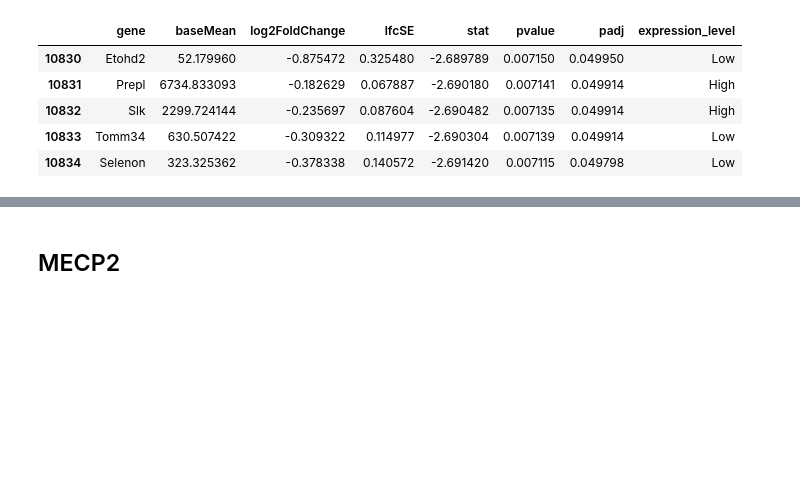
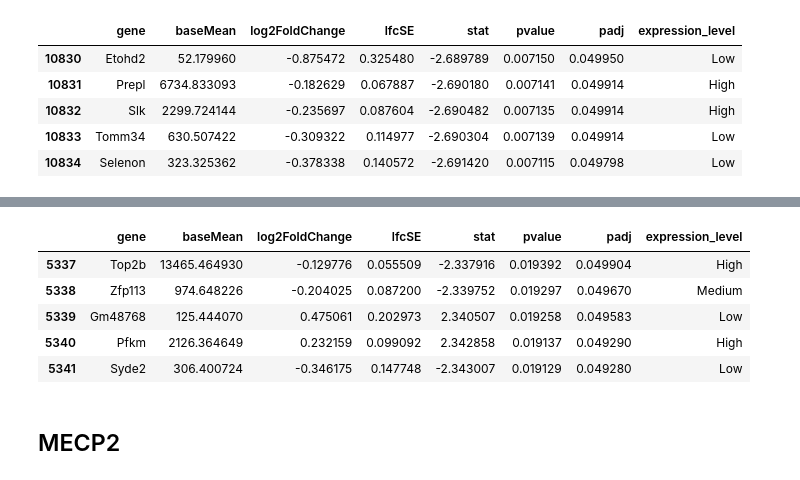
Before and after one commit to michal7kw/SRF_MECP2, a Jupyter notebook: volcano_expression_binning.ipynb, the cells around one changed output, grey strips where cells are left out. Cells and saved outputs as stored; diff of their text form; code cells hidden in the pictures; blank space fills up the shorter version.

```diff
--- a/volcano_expression_binning.ipynb
+++ b/volcano_expression_binning.ipynb
@@ -97,3 +127,12 @@ DEA_NEU.head()
+# %%
+DEA_NSC.head()
+# %% [output]
+|  | gene | baseMean | log2FoldChange | lfcSE | stat | pvalue | padj | expression_level |
+| 5337 | Top2b | 13465.464930 | -0.129776 | 0.055509 | -2.337916 | 0.019392 | 0.049904 | High |
+| 5338 | Zfp113 | 974.648226 | -0.204025 | 0.087200 | -2.339752 | 0.019297 | 0.049670 | Medium |
+| 5339 | Gm48768 | 125.444070 | 0.475061 | 0.202973 | 2.340507 | 0.019258 | 0.049583 | Low |
+| 5340 | Pfkm | 2126.364649 | 0.232159 | 0.099092 | 2.342858 | 0.019137 | 0.049290 | High |
+| 5341 | Syde2 | 306.400724 | -0.346175 | 0.147748 | -2.343007 | 0.019129 | 0.049280 | Low |
 # %% [markdown]
 ## MECP2
 # %%
```
Also changed, not shown: parts of 11 cells of this notebook, 1 other file.
